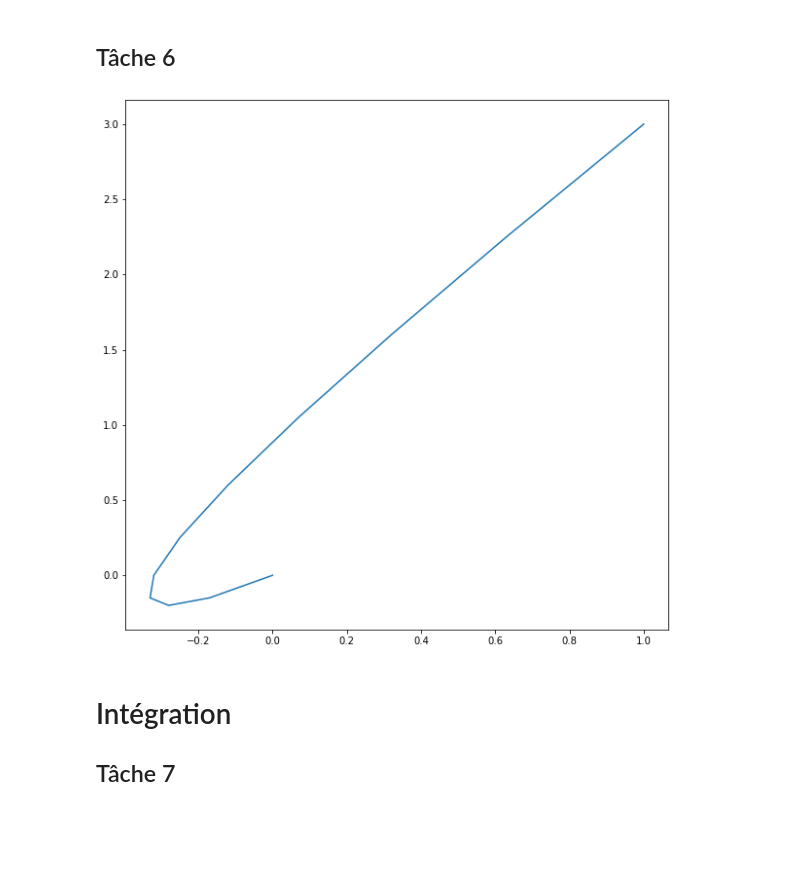
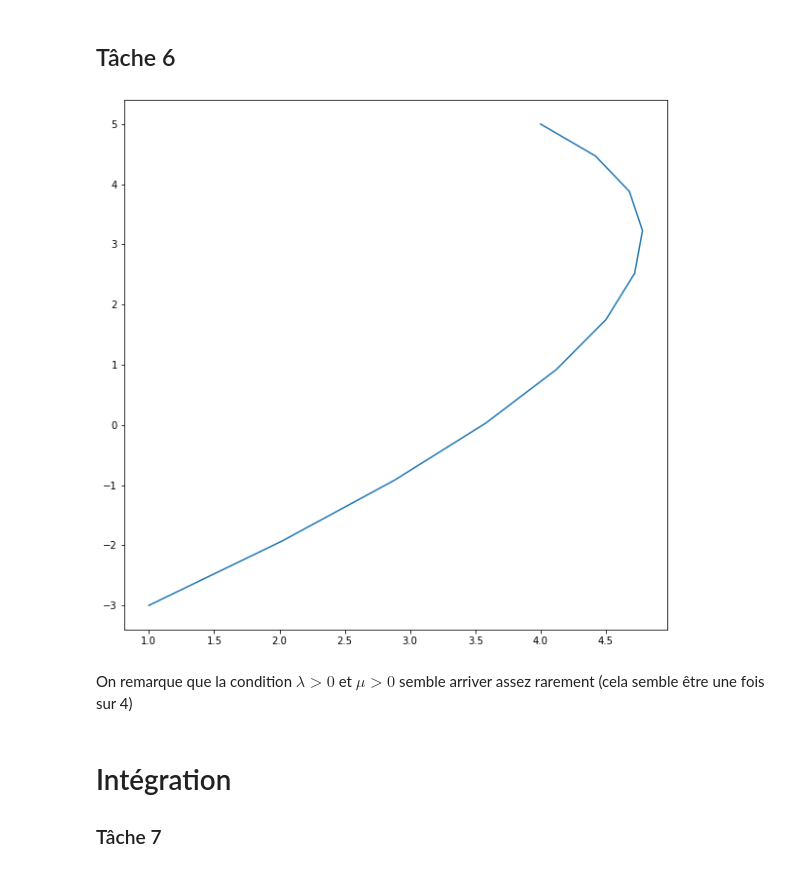
Before and after one commit to fllaser/projet-maths-diff, a Jupyter notebook: Rendu.ipynb, the cells around one changed output. Saved outputs shown, nothing was run; the diff lists cells and outputs as text; code cells hidden in the pictures; blank space fills up the shorter version.

Commit message:
Tâches 7 et 8

```diff
--- a/Rendu.ipynb
+++ b/Rendu.ipynb
@@ -621,36 +621,41 @@ $
 # %% [markdown]
 ## Tâche 6
 # %%
-
 def gamma(t,P1,P2,u1,u2):
     x1,y1=P1
     x2,y2=P2
     a1,b1=u1
     a2,b2=u2
     detA=a1*b2-a2*b1
     if detA==0:
         return  [[T*(x2-x1)+x1 for T in t],[T*(y2-y1)+y1 for T in t]]
     else:
         lam=2*(b2*(x2-x1)-a2*(y2-y1))/detA
         mu=2*(-b1*(x2-x1)+a1*(y2-y1))/detA
-        a=x1
-        b=lam*a1
-        c=0.5*(mu*a2-lam*a1)
-        d=y1
-        e=lam*b1
-        f=0.5*(mu*b2-lam*b1)
-        return [[a+b*T+c*T**2 for T in t],[d+e*T+f*T**2 for T in t]]
+        if lam<0 or mu<0:
+            return  [[T*(x2-x1)+x1 for T in t],[T*(y2-y1)+y1 for T in t]]
 
-P1=[0,0]
-P2=[1,3]
+        else:
+            a=x1
+            b=lam*a1
+            c=0.5*(mu*a2-lam*a1)
+            d=y1
+            e=lam*b1
+            f=0.5*(mu*b2-lam*b1)
+            return [[a+b*T+c*T**2 for T in t],[d+e*T+f*T**2 for T in t]]
+
+P1=[1,-3]
+P2=[4,5]
 u1=[1,1]
-u2=[1,2]
+u2=[-1,1]
 
 G=gamma([i*0.1 for i in range(11)],P1,P2,u1,u2)
 plt.plot(G[0],G[1])
 plt.show()
 # %% [output]
-[figure, old version]
+[figure, new version]
+# %% [markdown]
+On remarque que la condition $\lambda > 0$ et $ \mu > 0$ semble arriver assez rarement (cela semble être une fois sur 4)
 # %% [markdown]
 # Intégration
-## Tâche 7
+### Tâche 7
```
Also changed, not shown: parts of 5 cells of this notebook.
